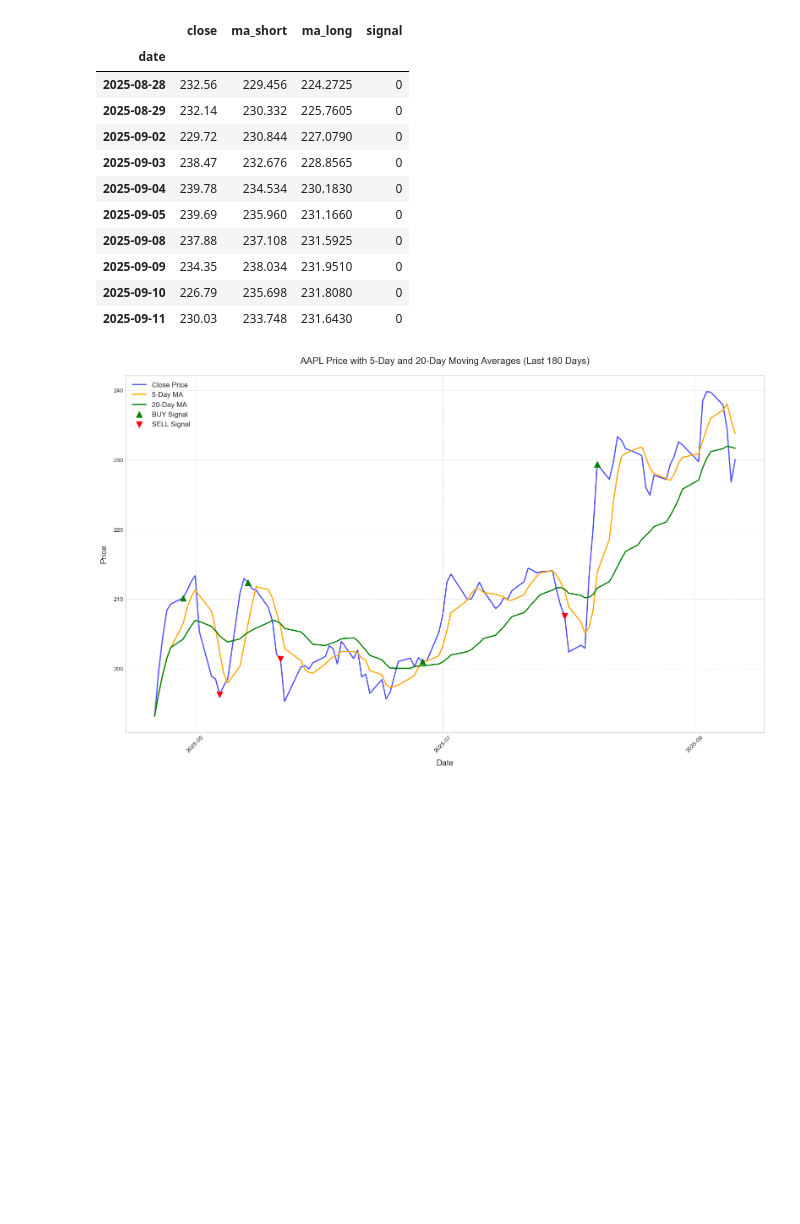
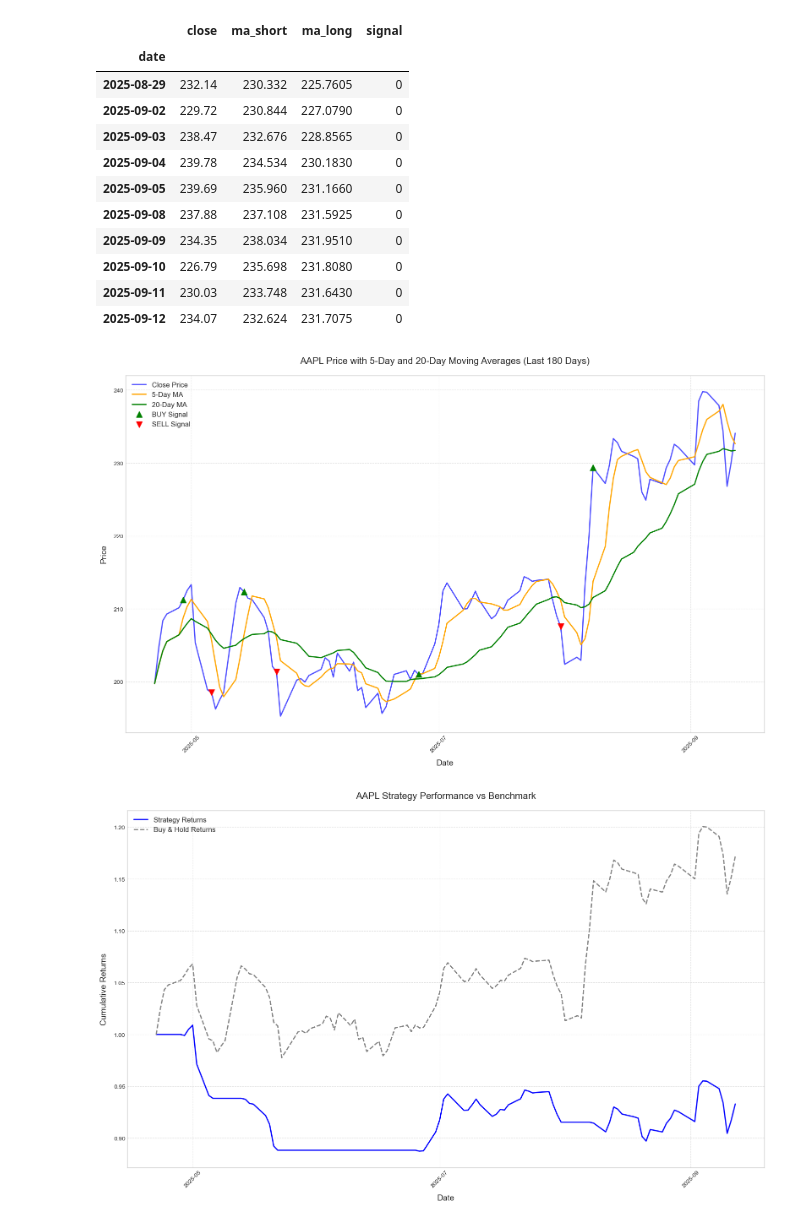
Before and after one commit to Alwyn-Tan/dma-strategy-backend, a Jupyter notebook: dma_strategy_test.ipynb, the cells around one changed output. Cells and saved outputs as stored; diff of their text form; code cells hidden in the pictures; blank space fills up the shorter version.

Commit message:
add: backtest

```diff
--- a/dma_strategy_test.ipynb
+++ b/dma_strategy_test.ipynb
@@ -123,8 +308,9 @@ SYMBOL = "AAPL"  # Tencent Holdings
 SHORT_WINDOW = 5     # 5-day moving average
 LONG_WINDOW = 20     # 20-day moving average
 LAST_N_DAYS = 180    # Plot only last 180 days for better visibility
-
+INITIAL_CAPITAL = 10000
 stock_data = fetch_stock_data(SYMBOL)
+TRANSACTION_COST=0.001
 
 stock_data_with_ma = calculate_moving_averages(
     stock_data,
@@ -133,6 +319,16 @@ stock_data_with_ma = calculate_moving_averages(
 )
 
 stock_data_with_signals = generate_signals(stock_data_with_ma)
+
+print("\nRunning strategy backtest...")
+backtest_results, trades_df = backtest(
+            stock_data_with_signals,
+            initial_capital=INITIAL_CAPITAL,
+            transaction_cost=TRANSACTION_COST,
+        )
+
+metrics = calculate_performance_metrics(backtest_results, trades_df)
+print_performance_metrics(metrics)
 
 print("\nLatest data with signals:")
 display(stock_data_with_signals[['close', 'ma_short', 'ma_long', 'signal']].tail(10))
@@ -144,5 +340,7 @@ plot_strategy(
     LONG_WINDOW,
     last_n_days=LAST_N_DAYS
 )
+
+plot_performance(backtest_results, SYMBOL)
 # %% [output]
 Successfully fetched data for AAPL
@@ -152,14 +362,15 @@ Total records: 100
 Latest data with signals:
 |  | close | ma_short | ma_long | signal |
 | date |  |  |  |  |
-| 2025-08-28 | 232.56 | 229.456 | 224.2725 | 0 |
 | 2025-08-29 | 232.14 | 230.332 | 225.7605 | 0 |
 | 2025-09-02 | 229.72 | 230.844 | 227.0790 | 0 |
 | 2025-09-03 | 238.47 | 232.676 | 228.8565 | 0 |
 | 2025-09-04 | 239.78 | 234.534 | 230.1830 | 0 |
 | 2025-09-05 | 239.69 | 235.960 | 231.1660 | 0 |
 | 2025-09-08 | 237.88 | 237.108 | 231.5925 | 0 |
 | 2025-09-09 | 234.35 | 238.034 | 231.9510 | 0 |
 | 2025-09-10 | 226.79 | 235.698 | 231.8080 | 0 |
 | 2025-09-11 | 230.03 | 233.748 | 231.6430 | 0 |
+| 2025-09-12 | 234.07 | 232.624 | 231.7075 | 0 |
-[figure, old version]
+[figure, new version]
+[figure, added]
```
Also changed, not shown: parts of 4 cells of this notebook.
